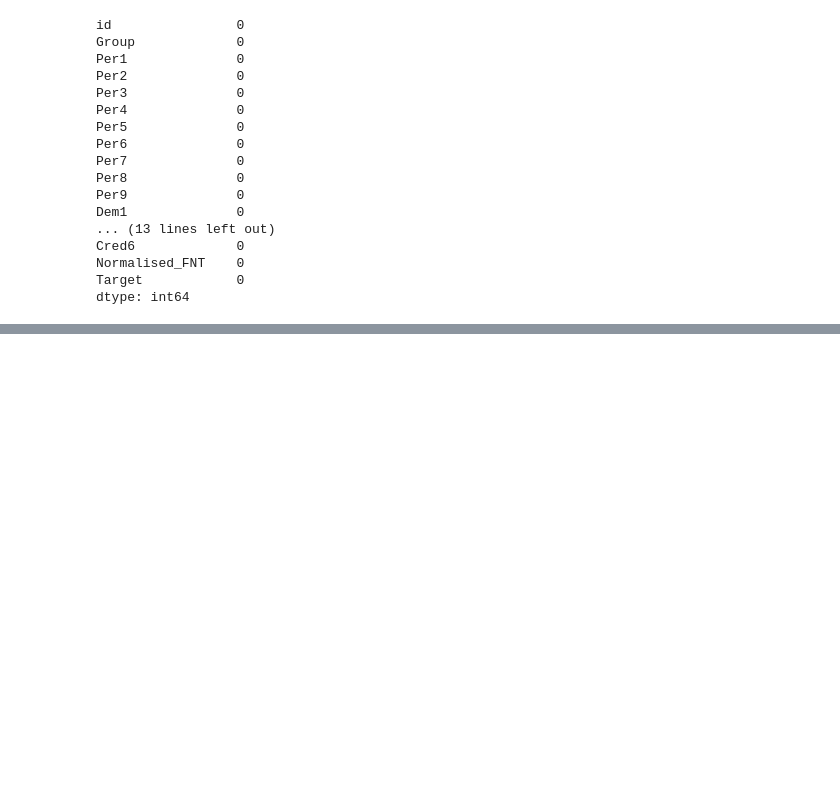
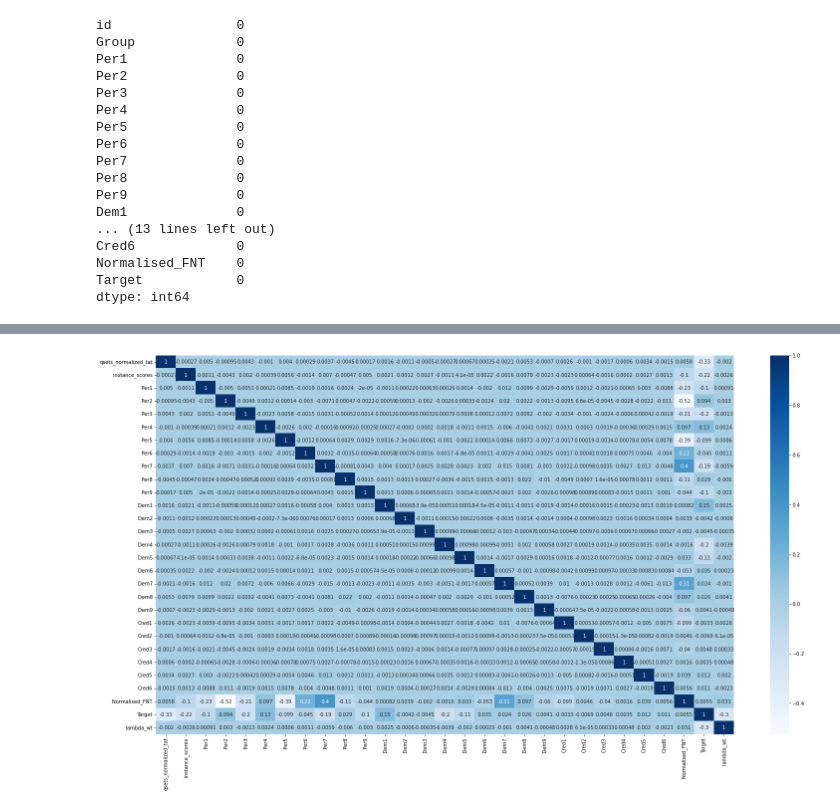
Before and after one commit to debhere/Fradulent-Transaction, a Jupyter notebook: Predict_Fradulent_Transaction_V1_0.ipynb, the cells around one changed output, grey strips where cells are left out. Saved outputs shown, nothing was run; the diff lists cells and outputs as text; code cells hidden in the pictures; blank space fills up the shorter version.

```diff
--- a/Predict_Fradulent_Transaction_V1_0.ipynb
+++ b/Predict_Fradulent_Transaction_V1_0.ipynb
@@ -241,0 +231,12 @@ getTransDataset(test, qset_, geo_, instance_)
+# %%
+def getTransformedData(*idsets, X, grp):
+  temp = idsets[0]
+  for index in range(1, len(idsets)):
+    df = temp.merge(idsets[index], on ='id')
+    temp = idsets[index]
+  df = df.merge(X, on='id', how='right')
+  df = df.merge(grp, on='Group', how='left')
+  return df
+# %%
+test_ = getTransformedData(geo_, qset_, instance_, X=test, grp=lambd_)
+train_ = getTransformedData(geo_, qset_, instance_, X=train, grp=lambd_)
@@ -241,0 +285,6 @@ getTransDataset(test, qset_, geo_, instance_)
+# %%
+#Id, Group columns can be deleted
+#Lets check the descriptive stats
+
+train_cp = train_.drop(columns = ['id', 'Group'], axis=1)
+train_cp.describe().T
@@ -241,0 +309,10 @@ getTransDataset(test, qset_, geo_, instance_)
+# %%
+#Checking correlation between the variables and target
+
+plt.figure(figsize=(26, 14))
+train_cr = train_cp.corr()
+
+sns.heatmap(train_cr, annot=True, cmap='Blues')
+plt.show()
+# %% [output]
+[figure, added]
```
Also changed, not shown: parts of 15 cells of this notebook.
